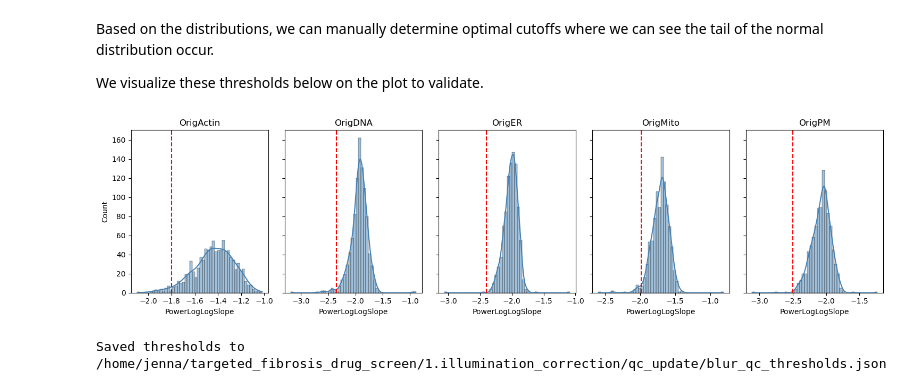
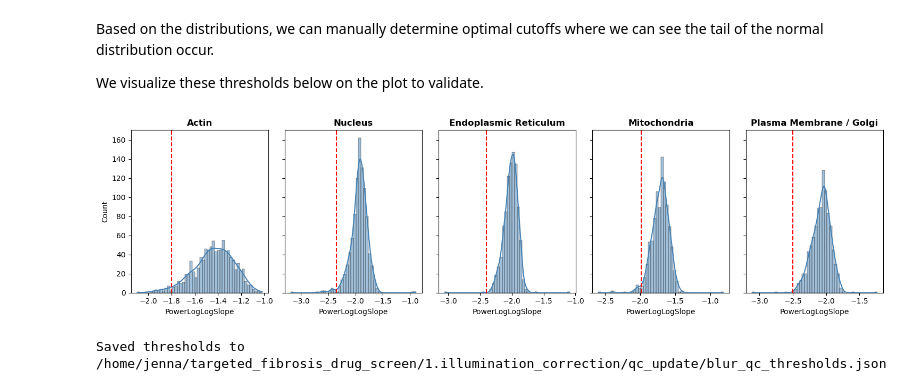
Before and after one commit to WayScience/targeted_fibrosis_drug_screen, a Jupyter notebook: 1.illumination_correction/qc_update/0.rerun_qc_metrics.ipynb, the cells around one changed output. Saved outputs shown, nothing was run; the diff lists cells and outputs as text; code cells hidden in the pictures.

```diff
--- a/1.illumination_correction/qc_update/0.rerun_qc_metrics.ipynb
+++ b/1.illumination_correction/qc_update/0.rerun_qc_metrics.ipynb
@@ -45,27 +45,37 @@ We visualize these thresholds below on the plot to validate.
 # %%
 # Plot the distribution of PowerLogLogSlope for each channel to visualize where to cut off blurry images
 blur_thresholds = {
     "OrigActin": -1.8,
     "OrigDNA": -2.35,
     "OrigER": -2.4,
     "OrigMito": -1.98,
     "OrigPM": -2.5,
 }
 
+# Mapping for nicer facet titles
+facet_titles = {
+    "OrigActin": "Actin",
+    "OrigDNA": "Nucleus",
+    "OrigER": "Endoplasmic Reticulum",
+    "OrigMito": "Mitochondria",
+    "OrigPM": "Plasma Membrane / Golgi",
+}
+
 fig, axes = plt.subplots(1, len(channels), figsize=(15, 4), sharey=True)
 
 for ax, channel in zip(axes, channels):
     col = f"ImageQuality_PowerLogLogSlope_{channel}"
     sns.histplot(qc_df[col], bins=50, kde=True, ax=ax, color="steelblue")
     ax.axvline(blur_thresholds[channel], color="red", linestyle="--", linewidth=1.5)
-    ax.set_title(channel)
+    # Include threshold in the title
+    ax.set_title(f"{facet_titles[channel]}", fontweight="bold")
     ax.set_xlabel("PowerLogLogSlope")
 
 plt.tight_layout()
 plt.savefig("blur_thresholds_example.png", dpi=500)
 plt.show()
 # %% [output]
-[figure, old version]
+[figure, new version]
 # %%
 # Save thresholds as JSON
 output_path = pathlib.Path("blur_qc_thresholds.json")
```
Also changed, not shown: 7 other files.
